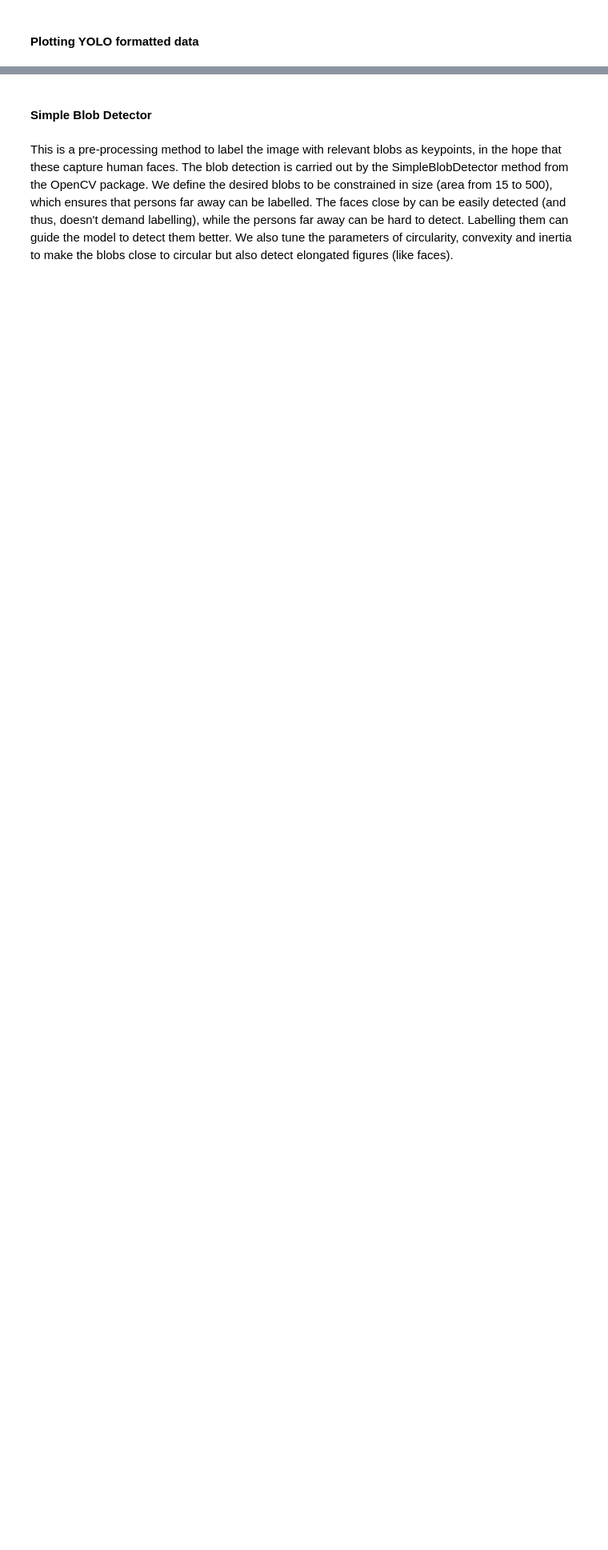
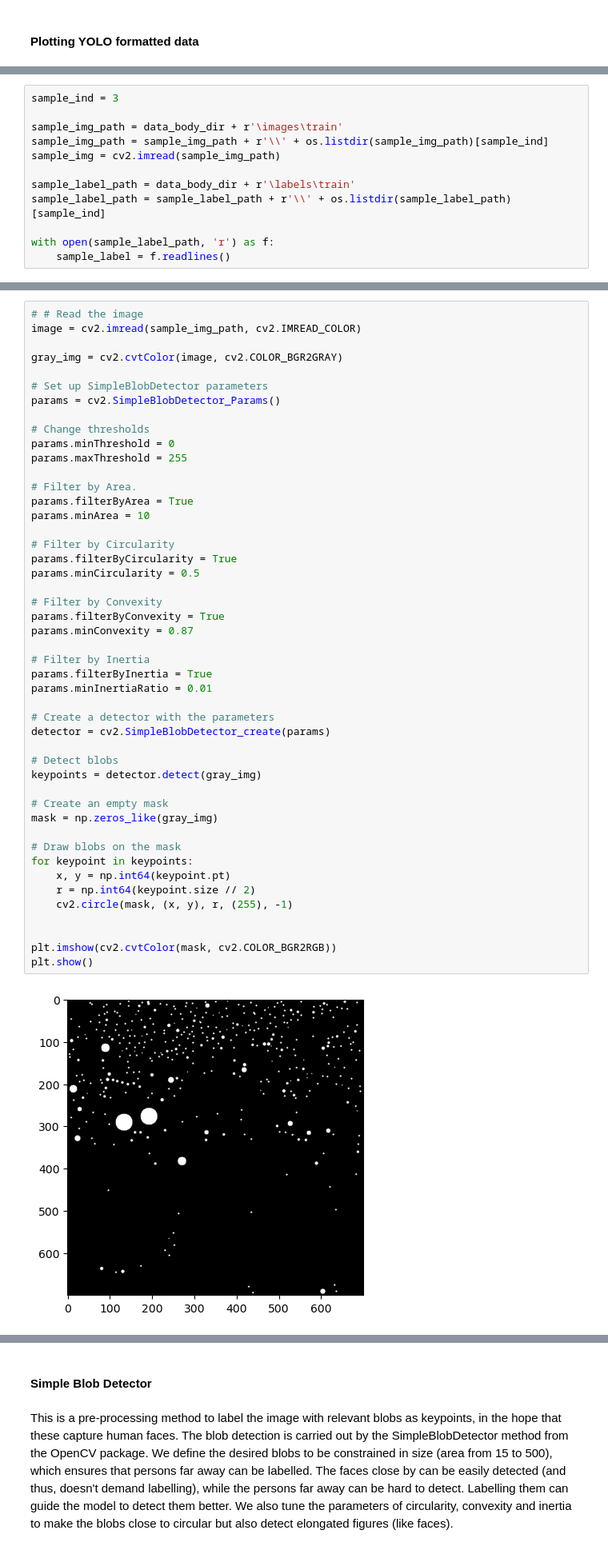
Before and after one commit to JelinR/ultralytics_forked, a Jupyter notebook: Vision_Project/yolo_detection.ipynb, the cells around one changed output, grey strips where cells are left out. Shown at 80% size. Drawn from its saved outputs; the diff is of its cells as text; blank space fills up the shorter version.

Commit message:
added blob enhancer

```diff
--- a/Vision_Project/yolo_detection.ipynb
+++ b/Vision_Project/yolo_detection.ipynb
@@ -423,3 +461,15 @@ with open(sample_label_path, 'r') as f:
+# %%
+sample_ind = 3
+
+sample_img_path = data_body_dir + r'\images\train'
+sample_img_path = sample_img_path + r'\\' + os.listdir(sample_img_path)[sample_ind]
+sample_img = cv2.imread(sample_img_path)
+
+sample_label_path = data_body_dir + r'\labels\train'
+sample_label_path = sample_label_path + r'\\' + os.listdir(sample_label_path)[sample_ind]
+
+with open(sample_label_path, 'r') as f:
+    sample_label = f.readlines()
 # %%
 plt.imshow(cv2.cvtColor(sample_img, cv2.COLOR_BGR2RGB))
 # %% [output]
@@ -485,0 +478,49 @@ Class ID: 2.0, Confidence: 0.7256653308868408, BBox: [80.91741943359375, 446.793
+# %%
+# # Read the image
+image = cv2.imread(sample_img_path, cv2.IMREAD_COLOR)
+
+gray_img = cv2.cvtColor(image, cv2.COLOR_BGR2GRAY)
+
+# Set up SimpleBlobDetector parameters
+params = cv2.SimpleBlobDetector_Params()
+
+# Change thresholds
+params.minThreshold = 0
+params.maxThreshold = 255
+
+# Filter by Area.
+params.filterByArea = True
+params.minArea = 10
+
+# Filter by Circularity
+params.filterByCircularity = True
+params.minCircularity = 0.5
+
+# Filter by Convexity
+params.filterByConvexity = True
+params.minConvexity = 0.87
+
+# Filter by Inertia
+params.filterByInertia = True
+params.minInertiaRatio = 0.01
+
+# Create a detector with the parameters
+detector = cv2.SimpleBlobDetector_create(params)
+
+# Detect blobs
+keypoints = detector.detect(gray_img)
+
+# Create an empty mask
+mask = np.zeros_like(gray_img)
+
+# Draw blobs on the mask
+for keypoint in keypoints:
+    x, y = np.int64(keypoint.pt)
+    r = np.int64(keypoint.size // 2)
+    cv2.circle(mask, (x, y), r, (255), -1)
+
+
+plt.imshow(cv2.cvtColor(mask, cv2.COLOR_BGR2RGB))
+plt.show()
+# %% [output]
+[figure, added]
```
Also changed, not shown: parts of 62 cells of this notebook, 2 other files.
